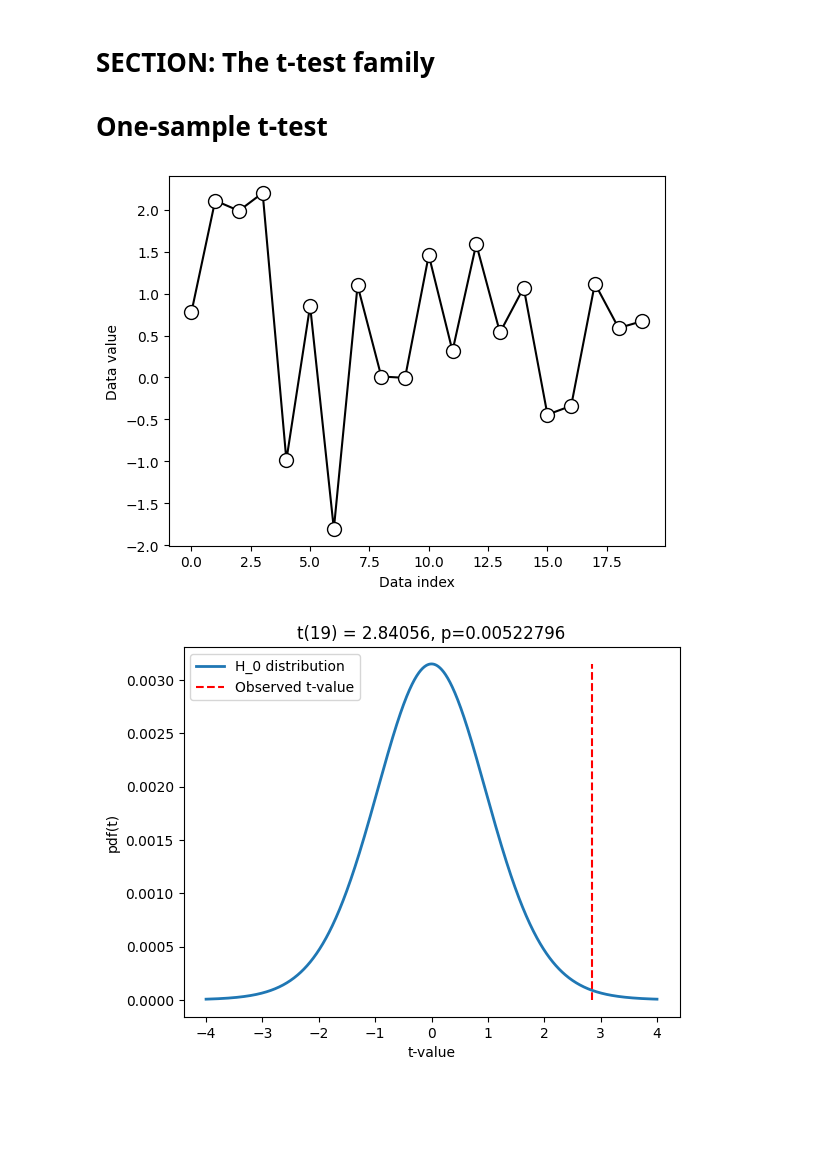
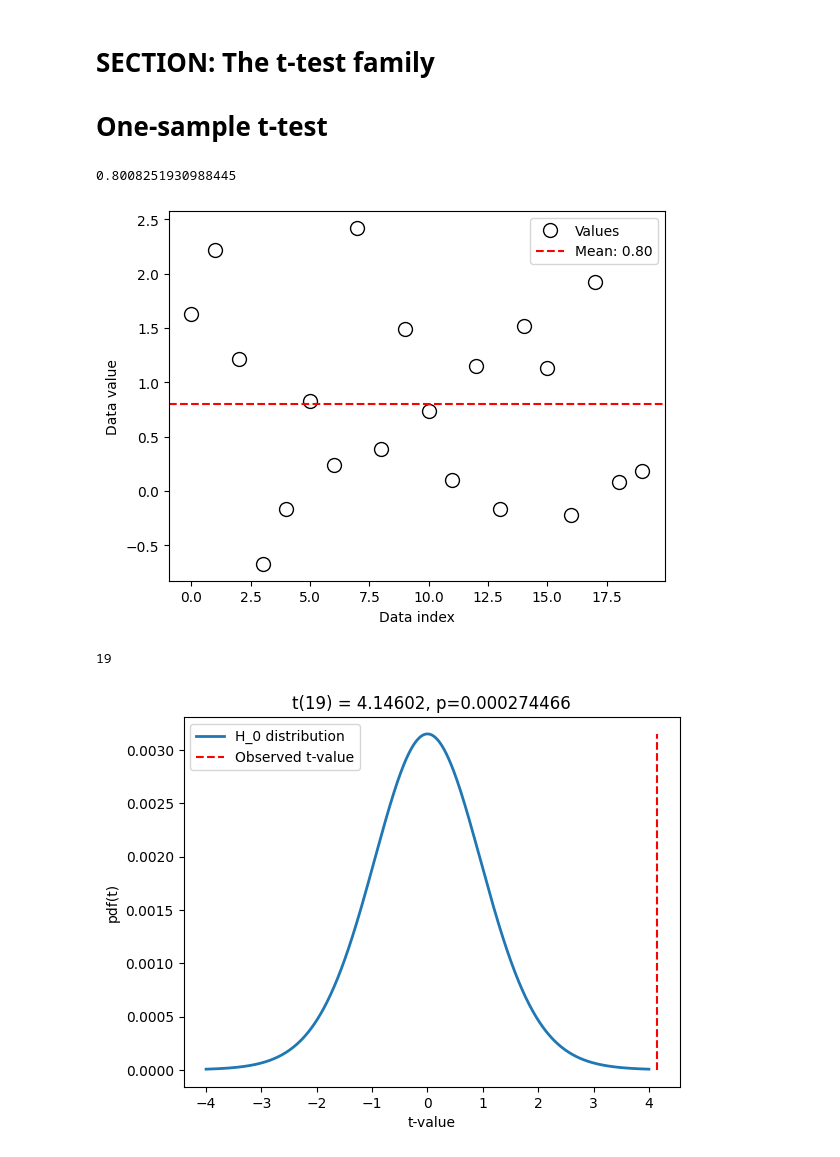
Before and after one commit to SiracencoSerghei/Statistics_and_ML, a Jupyter notebook: 2.6_ttest/stats_ttest_oneSampleT.ipynb, the cells around one changed output. Drawn from its saved outputs; the diff is of its cells as text; code cells hidden in the pictures; blank space fills up the shorter version.

Commit message:
oneSampleTtest

```diff
--- a/2.6_ttest/stats_ttest_oneSampleT.ipynb
+++ b/2.6_ttest/stats_ttest_oneSampleT.ipynb
@@ -11,50 +11,66 @@ import scipy.stats as stats
 # %%
 ## generate the data
 
 # parameters
 N = 20  # sample size
 popMu = .5 # true population mean
-data  = np.random.randn(N) + popMu
+data = np.random.randn(N) + popMu
+# calculate the mean of the data
+mean_value = np.mean(data)
+print(mean_value)
 
 # let's see what the data look(s) like
-plt.plot(data,'ko-',markerfacecolor='w',markersize=10)
+# plt.plot(data,'ko-',markerfacecolor='w',markersize=10, label='Values') # plot with line
+plt.plot(data,'ko',markerfacecolor='w',markersize=10, label='Values')
+# add a horizontal line for the mean
+plt.axhline(mean_value, color='r', linestyle='--', label=f'Mean: {mean_value:.2f}')
+
 plt.xlabel('Data index')
 plt.ylabel('Data value')
+# add legend to show the mean value
+plt.legend()
+
 plt.show()
 
 ### question: Should there be lines in this plot?
+### answer: NO, because these are just unconnected numbers. This is not a time series.
 # %% [output]
+0.8008251930988445
-[figure, old version]
+[figure, new version]
 # %%
 ## "manual" t-test
 
 # the null-hypothesis value
-H0val = 0
+H0val = 0  # Define the null hypothesis value, which is the mean we're testing against (here, we test if the mean is 0).
 
 # compute the t-value
-t_num = np.mean(data) - H0val
-t_den = np.std(data) / np.sqrt(N)
-tval = t_num / t_den
+t_num = np.mean(data) - H0val  # Calculate the numerator: the difference between the sample mean and the null hypothesis value.
+t_den = np.std(data) / np.sqrt(N)  # Calculate the denominator: the standard error of the sample mean.
+tval = t_num / t_den  # Calculate the t-value by dividing the numerator by the denominator.
 
 # degrees of freedom
-df = N-1
+df = N - 1  # Calculate the degrees of freedom for the t-test, which is the sample size minus 1.
+print(df)
 
 # p-value
-pval = 1-stats.t.cdf(abs(tval),df)
+pval = 1 - stats.t.cdf(abs(tval), df)  # Calculate the p-value using the cumulative distribution function (CDF) of the t-distribution.
 
 # show the H0 parameter distribution and observed t-value
-x = np.linspace(-4,4,1001)
-tdist = stats.t.pdf(x,df) * np.mean(np.diff(x))
+x = np.linspace(-4, 4, 1001)  # Create an array of t-values ranging from -4 to 4 for plotting the t-distribution.
+tdist = stats.t.pdf(x, df) * np.mean(np.diff(x))  # Calculate the probability density function (PDF) of the t-distribution.
 
-plt.plot(x,tdist,linewidth=2)
-plt.plot([tval,tval],[0,max(tdist)],'r--')
-plt.legend(('H_0 distribution','Observed t-value'))
+# Plot the t-distribution
+plt.plot(x, tdist, linewidth=2)  # Plot the t-distribution curve.
+plt.plot([tval, tval], [0, max(tdist)], 'r--')  # Plot a vertical dashed line at the observed t-value for visualization.
+plt.legend(('H_0 distribution', 'Observed t-value'))  # Add a legend to differentiate between the t-distribution and the observed t-value.
 plt.xlabel('t-value')
 plt.ylabel('pdf(t)')
-plt.title('t(%g) = %g, p=%g'%(df,tval,pval))
+plt.title('t(%g) = %g, p=%g' % (df, tval, pval))
+
 plt.show()
 # %% [output]
+19
-[figure, old version]
+[figure, new version]
 # %%
 ## now using the Python function
 
```
Also changed, not shown: parts of 1 cell of this notebook.
